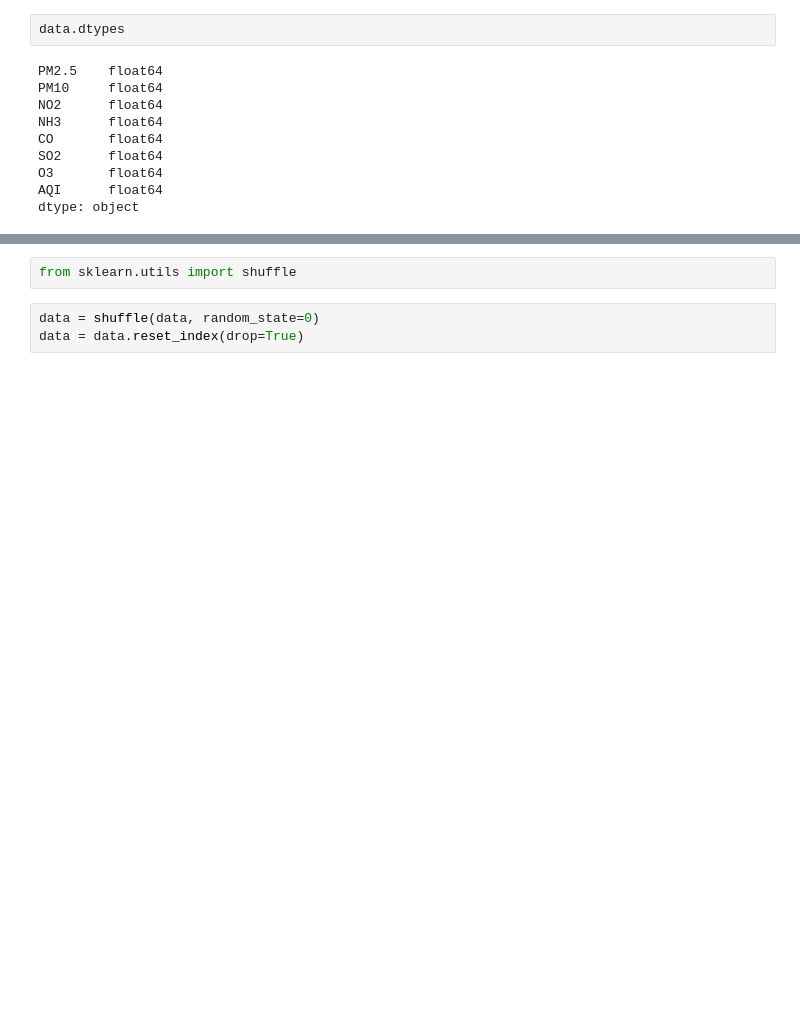
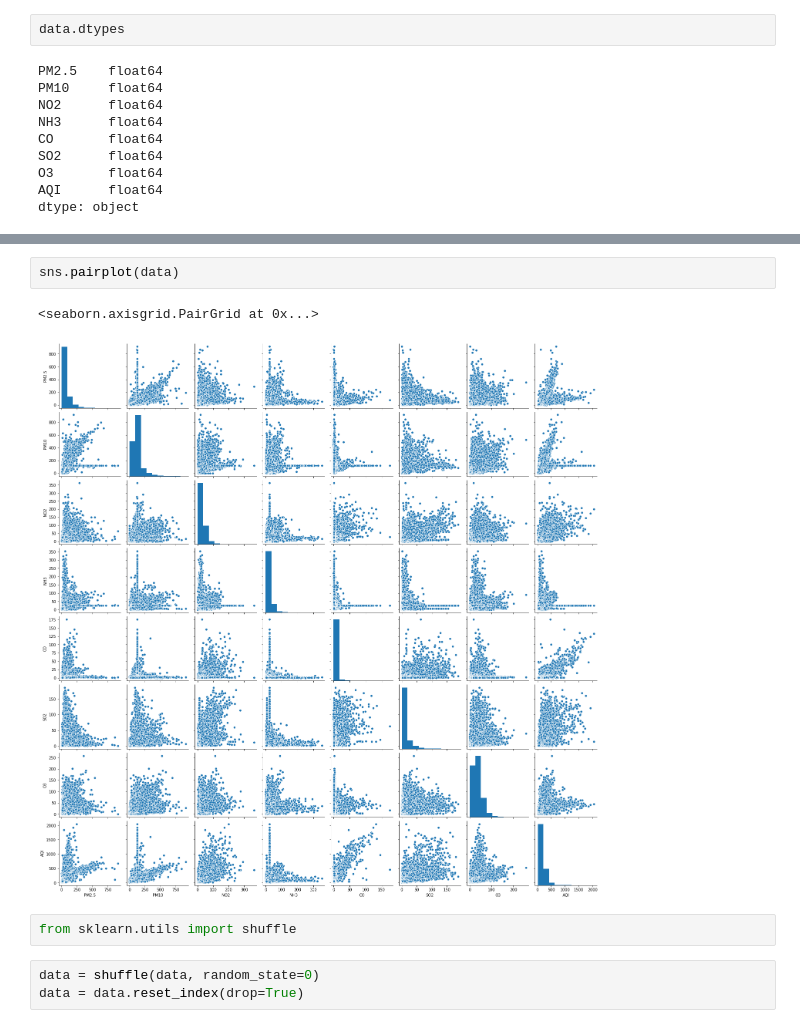
Before and after one commit to MYTE21/Artificial-Intelligence-Assignment, a Jupyter notebook: (4) Task 2 + Task 3 (Neural Network)/Air Quality Index - ANN.ipynb, the cells around one changed output, grey strips where cells are left out. Drawn from its saved outputs; the diff is of its cells as text; blank space fills up the shorter version.

```diff
--- a/(4) Task 2 + Task 3 (Neural Network)/Air Quality Index - ANN.ipynb
+++ b/(4) Task 2 + Task 3 (Neural Network)/Air Quality Index - ANN.ipynb
@@ -128,3 +156,8 @@ dtype: object
+# %%
+sns.pairplot(data)
+# %% [output]
+<seaborn.axisgrid.PairGrid at 0x...>
+[figure, added]
 # %%
 from sklearn.utils import shuffle
 # %%
```
Also changed, not shown: parts of 12 cells of this notebook.
